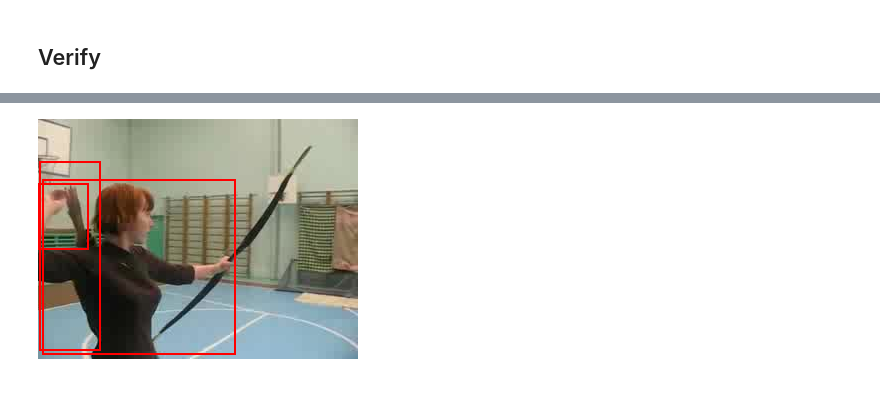
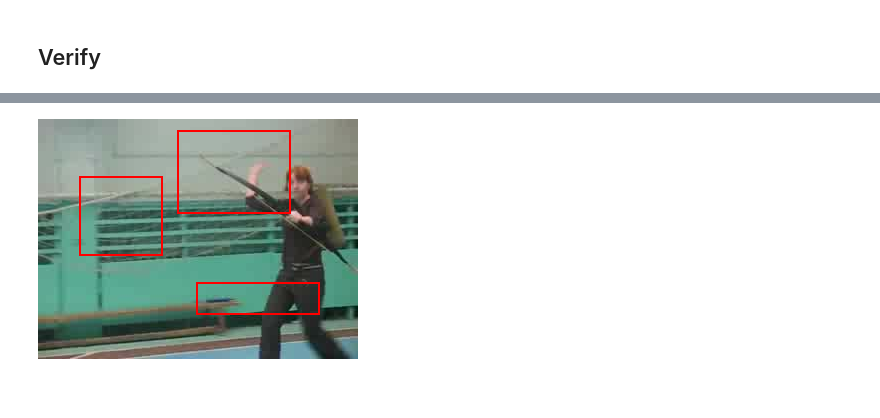
Before and after one commit to flatala/fundamental_research_in_mldl, a Jupyter notebook: masking.ipynb, the cells around one changed output, grey strips where cells are left out. Drawn from its saved outputs; the diff is of its cells as text; code cells hidden in the pictures.

```diff
--- a/masking.ipynb
+++ b/masking.ipynb
@@ -460,7 +551,7 @@ import pandas as pd
 from pathlib import Path
 from IPython.display import display  # built-in in Jupyter
 
-DETS_PATH = Path("debug_nets.npy")   # ← adjust
+DETS_PATH = Path("dummy_detections.npy")   # ← adjust
 dets = np.load(DETS_PATH, allow_pickle=True).item()
 
 rows = []
@@ -504,27 +605,27 @@ frame : 1  –  3 boxes
 # %%
 from PIL import Image, ImageDraw
 
 def overlay_boxes(img_path, boxes, score_thr=0.0):
     img = Image.open(img_path).convert("RGB")
     draw = ImageDraw.Draw(img)
     for x1, y1, x2, y2, s in boxes:
         if s < score_thr:   # optional confidence filter
             continue
         draw.rectangle([x1, y1, x2, y2], outline="red", width=2)
     display(img)
 
 cls_name = "Archery"
-vid_key = "v_Archery_g01"
+vid_key = "v_Archery_g01_c06"
 
 # pick one frame file that matches the video & frame index you just inspected
 img_path = (
     Path("datasets/UCF-101-JPG")        # root
     / cls_name                          # class folder
-    / f"{vid_key}_c01"                  # video folder (string → Path via /)
+    / f"{vid_key}"                  # video folder (string → Path via /)
     / "image_00001.jpg"                 # frame file
 )
-overlay_boxes(img_path, dets[cls_name][vid_key[:11]][1]['human_boxes'])
+overlay_boxes(img_path, dets[cls_name][vid_key][1]['human_boxes'])
 # %% [output]
-[figure, old version]
+[figure, new version]
 # %% [markdown]
 #####
```
Also changed, not shown: parts of 6 cells of this notebook, 8 other files.
